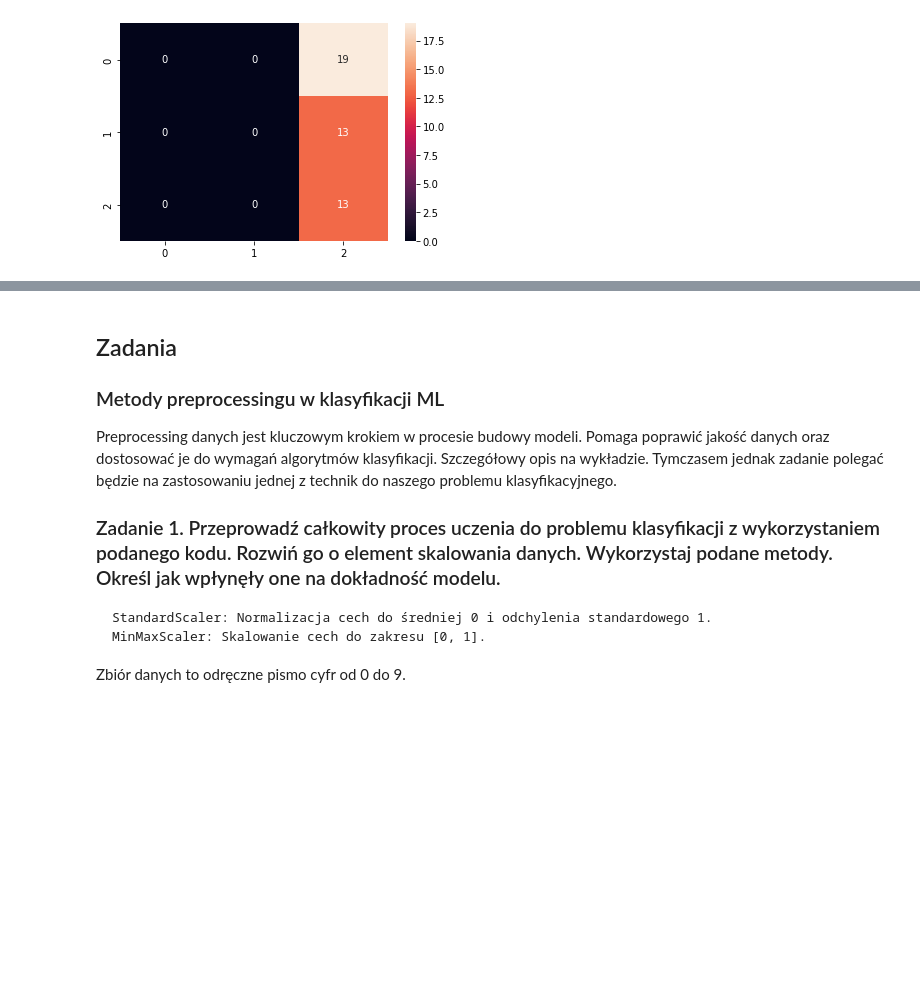
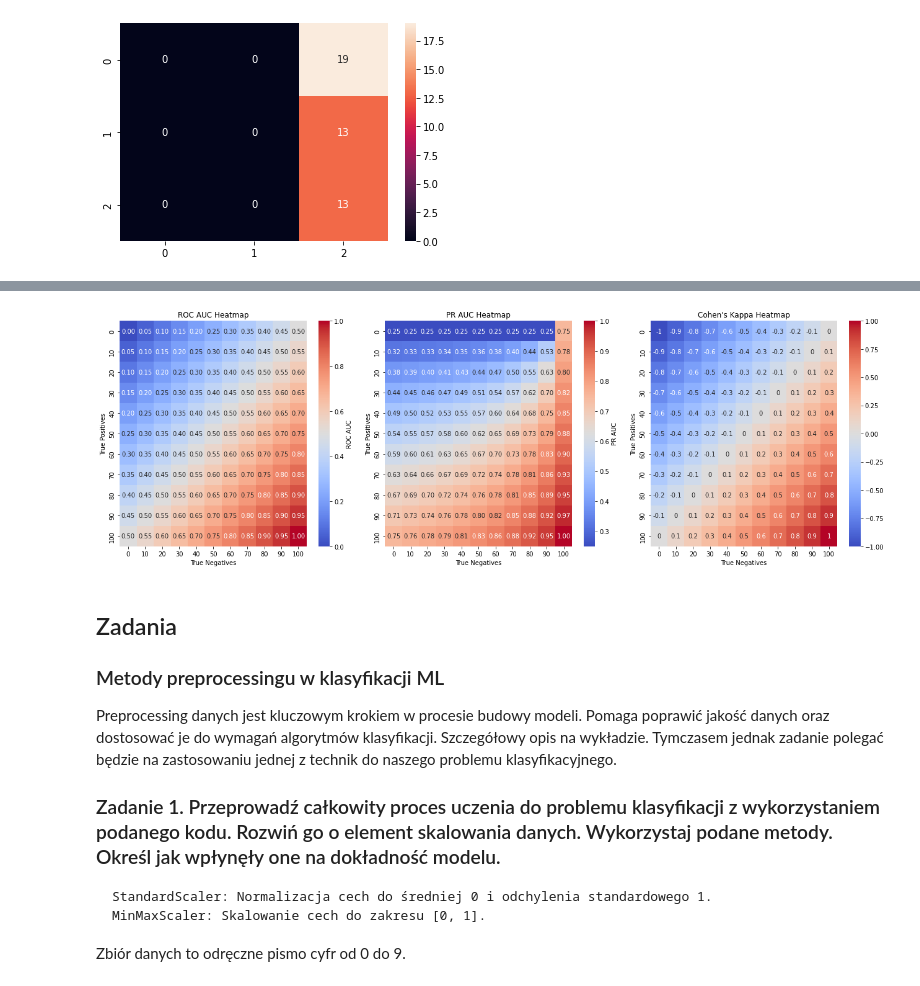
Before and after one commit to SmolakK/UczenieMaszynowe2025, a Jupyter notebook: 1. UM 6 - ćwiczenia.ipynb, the cells around one changed output, grey strips where cells are left out. Drawn from its saved outputs; the diff is of its cells as text; code cells hidden in the pictures; blank space fills up the shorter version.

```diff
--- a/1. UM 6 - ćwiczenia.ipynb
+++ b/1. UM 6 - ćwiczenia.ipynb
@@ -324,3 +420,83 @@ $$
+# %%
+import numpy as np
+import seaborn as sns
+import matplotlib.pyplot as plt
+from sklearn.metrics import roc_auc_score, precision_recall_curve, auc
+
+# Parameters for range of confusion matrix values
+tp_range = range(0, 101, 10)
+tn_range = range(0, 101, 10)
+
+# Initialize matrices for ROC AUC and PR AUC
+roc_auc_values = []
+pr_auc_values = []
+
+for tp in tp_range:
+    roc_row = []
+    pr_row = []
+    for tn in tn_range:
+        fp = 100 - tn  # Keeping the total constant for simplicity
+        fn = 100 - tp
+        y_true = np.array([1] * tp + [1] * fn + [0] * tn + [0] * fp)
+        y_pred = np.array([1] * tp + [0] * fn + [0] * tn + [1] * fp)
+
+        # Calculate ROC AUC
+        try:
+            roc_auc = roc_auc_score(y_true, y_pred)
+        except ValueError:
+            roc_auc = np.nan  # Handle cases with undefined ROC AUC
+        roc_row.append(roc_auc)
+
+        # Calculate PR AUC
+        precision_vals, recall_vals, _ = precision_recall_curve(y_true, y_pred)
+        pr_auc = auc(recall_vals, precision_vals)
+        pr_row.append(pr_auc)
+
+    roc_auc_values.append(roc_row)
+    pr_auc_values.append(pr_row)
+
+# Parameters for range of confusion matrix values
+tp_range = range(0, 101, 10)
+tn_range = range(0, 101, 10)
+
+kappa_values = []
+for tp in tp_range:
+    row = []
+    for tn in tn_range:
+        fp = 100 - tn  # Example: keeping the total constant for simplicity
+        fn = 100 - tp
+        y_true = np.array([1] * tp + [1] * fn + [0] * tn + [0] * fp)
+        y_pred = np.array([1] * tp + [0] * fn + [0] * tn + [1] * fp)
+        row.append(cohen_kappa_score(y_true, y_pred))
+    kappa_values.append(row)
+
+# Plot the heatmaps
+fig, axes = plt.subplots(1, 3, figsize=(18, 6))
+
+# ROC AUC Heatmap
+sns.heatmap(roc_auc_values, annot=True, fmt=".2f", xticklabels=tn_range, yticklabels=tp_range,
+            cmap="coolwarm", ax=axes[0], cbar_kws={'label': 'ROC AUC'})
+axes[0].set_title("ROC AUC Heatmap")
+axes[0].set_xlabel("True Negatives")
+axes[0].set_ylabel("True Positives")
+
+# PR AUC Heatmap
+sns.heatmap(pr_auc_values, annot=True, fmt=".2f", xticklabels=tn_range, yticklabels=tp_range,
+            cmap="coolwarm", ax=axes[1], cbar_kws={'label': 'PR AUC'})
+axes[1].set_title("PR AUC Heatmap")
+axes[1].set_xlabel("True Negatives")
+axes[1].set_ylabel("True Positives")
+
+# Plot the Cohen's Kappa heatmap
+sns.heatmap(kappa_values, annot=True, xticklabels=tn_range, yticklabels=tp_range, cmap="coolwarm")
+axes[2].set_title("Cohen's Kappa Heatmap")
+axes[2].set_xlabel("True Negatives")
+axes[2].set_ylabel("True Positives")
+
+plt.tight_layout()
+plt.show()
+# %% [output]
+[figure, added]
 # %% [markdown]
 ## Zadania
 
```
Also changed, not shown: parts of 4 cells of this notebook, 48 other files.
